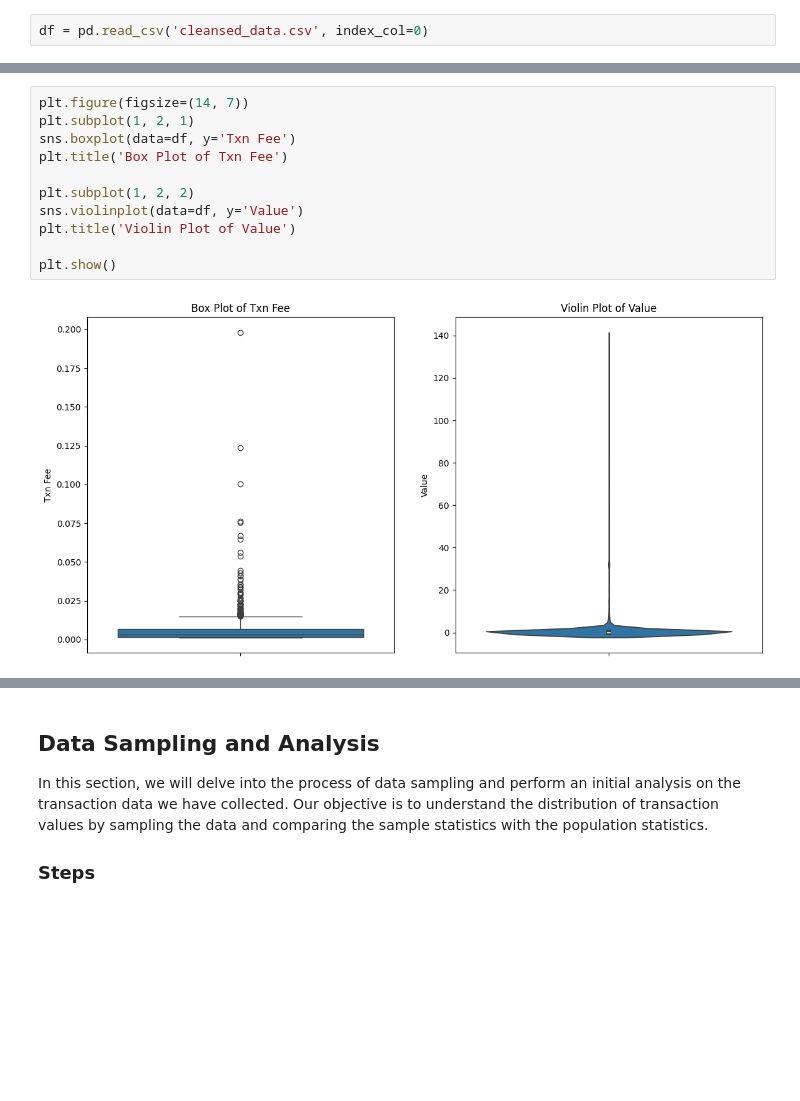
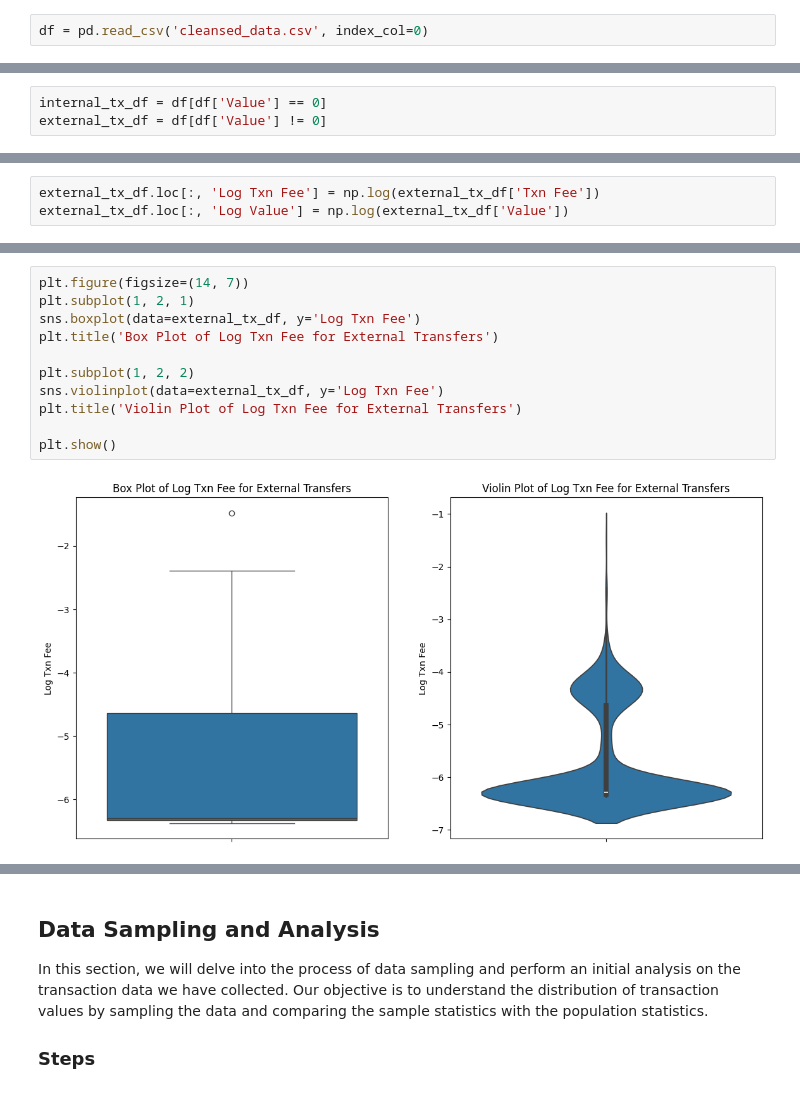
Before and after one commit to F102M8/data_science-CA0-1, a Jupyter notebook: CA0.ipynb, the cells around one changed output, grey strips where cells are left out. Cells and saved outputs as stored; diff of their text form; blank space fills up the shorter version.

Commit message:
logarithmic analysis initiated; plots updated; headings added

```diff
--- a/CA0.ipynb
+++ b/CA0.ipynb
@@ -189,0 +195,3 @@ Value Mean: 0.641575809166976, Standard Deviation: 5.153034638890138
+# %%
+internal_tx_df = df[df['Value'] == 0]
+external_tx_df = df[df['Value'] != 0]
@@ -189,0 +200,3 @@ Value Mean: 0.641575809166976, Standard Deviation: 5.153034638890138
+# %%
+external_tx_df.loc[:, 'Log Txn Fee'] = np.log(external_tx_df['Txn Fee'])
+external_tx_df.loc[:, 'Log Value'] = np.log(external_tx_df['Value'])
@@ -211,13 +286,13 @@ plt.show()
 # %%
 plt.figure(figsize=(14, 7))
 plt.subplot(1, 2, 1)
-sns.boxplot(data=df, y='Txn Fee')
-plt.title('Box Plot of Txn Fee')
+sns.boxplot(data=external_tx_df, y='Log Txn Fee')
+plt.title('Box Plot of Log Txn Fee for External Transfers')
 
 plt.subplot(1, 2, 2)
-sns.violinplot(data=df, y='Value')
-plt.title('Violin Plot of Value')
+sns.violinplot(data=external_tx_df, y='Log Txn Fee')
+plt.title('Violin Plot of Log Txn Fee for External Transfers')
 
 plt.show()
 # %% [output]
-[figure, old version]
+[figure, new version]
```
Also changed, not shown: parts of 30 cells of this notebook.
